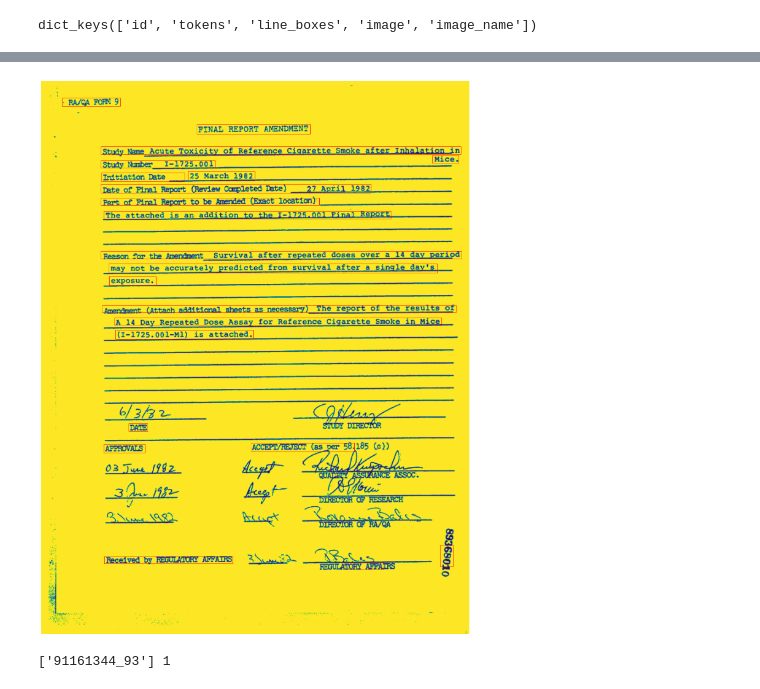
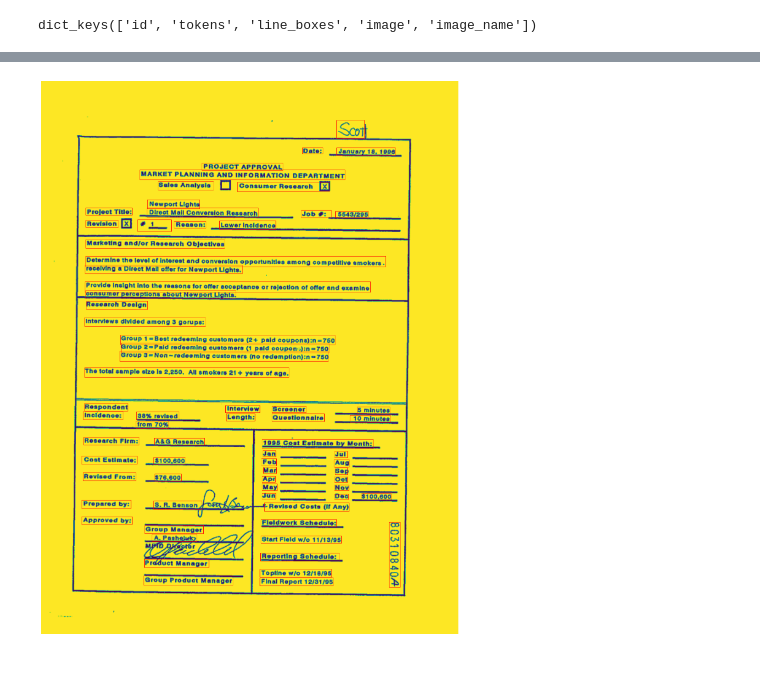
Before and after one commit to johnTrs/capstone, a Jupyter notebook: Datasets/dataset/ocr_evaluation.ipynb, the cells around one changed output, grey strips where cells are left out. Saved outputs shown, nothing was run; the diff lists cells and outputs as text; code cells hidden in the pictures.

```diff
--- a/Datasets/dataset/ocr_evaluation.ipynb
+++ b/Datasets/dataset/ocr_evaluation.ipynb
@@ -124,0 +234,3 @@ def get_gt_tokens_not_found(image_index):
+# %%
+box = get_gt_tokens_not_found(113,azure, is_box_inside, tolerance=10)
+iouu = get_gt_tokens_not_found(113,azure, iou)
@@ -124,0 +240,8 @@ def get_gt_tokens_not_found(image_index):
+# %%
+c= 0
+for i in range(len(azure['train'])):
+    for  k,v  in map_gt_tokens(i
+                ,azure, is_box_inside, tolerance=10).items():
+        if k.split('_')[0] in ['☑' , '☐']:
+            c+=1
+            print(k, v, i)
@@ -124,0 +276,26 @@ def get_gt_tokens_not_found(image_index):
+# %%
+len1tokens = {}
+for i,img in enumerate(funsd['train']):
+    # boxes = img['ner_boxes']
+    # same_entity = [funsd['train'][i]['tokens'][k]
+    #                        for k in range(len(funsd['train'][i]['ner_boxes']))
+    #                  if funsd['train'][i]['ner_boxes'][k] == box]
+    tokens = img['tokens']
+    for token in tokens:
+        if len(token) == 1:
+            if token not in len1tokens:
+                len1tokens[token] = 1
+            else :
+                len1tokens[token] += 1
+# %%
+len1tokens = {}
+for i,img in enumerate(funsd['train']):
+    boxes = img['ner_boxes']
+    for box in boxes:
+        same_entity = [funsd['train'][i]['tokens'][k]
+                           for k in range(len(funsd['train'][i]['ner_boxes']))
+                     if funsd['train'][i]['ner_boxes'][k] == box]
+    # tokens = img['tokens'
+        if len(same_entity) > 150:
+            print(tokens,end=' ')
+            print('')
@@ -125,26 +322,22 @@ def get_gt_tokens_not_found(image_index):
 # %%
 from PIL import Image
 import matplotlib.pyplot as plt
 import io
 
-i=113
-image = surya['train'][i]['image']
+i=97
+image = azure['train'][i]['image']
 fig, ax = plt.subplots(1, figsize=(20, 18))
 ax.imshow(image)
-surya_unique_line_boxes = list(dict.fromkeys(tuple(box) for box in surya['train'][i]['line_boxes']))
-for pred in surya_unique_line_boxes:
+azure_unique_line_boxes = list(dict.fromkeys(tuple(box) for box in azure['train'][i]['line_boxes']))
+for pred in azure_unique_line_boxes:
 
     x0, y0, x1, y1 = pred
     width = x1 - x0
     height = y1 - y0
     rect = plt.Rectangle((x0, y0), width, height, fill=False, color='r', linewidth=0.8)
     ax.add_patch(rect)
 
     ax.axis('off')
     plt.tight_layout(pad=0)
 # %% [output]
-[figure, old version]
+[figure, new version]
-# %%
-get_gt_tokens_not_found(118)
-# %% [output]
-['91161344_93'] 1
```
Also changed, not shown: parts of 22 cells of this notebook, 5 other files.
